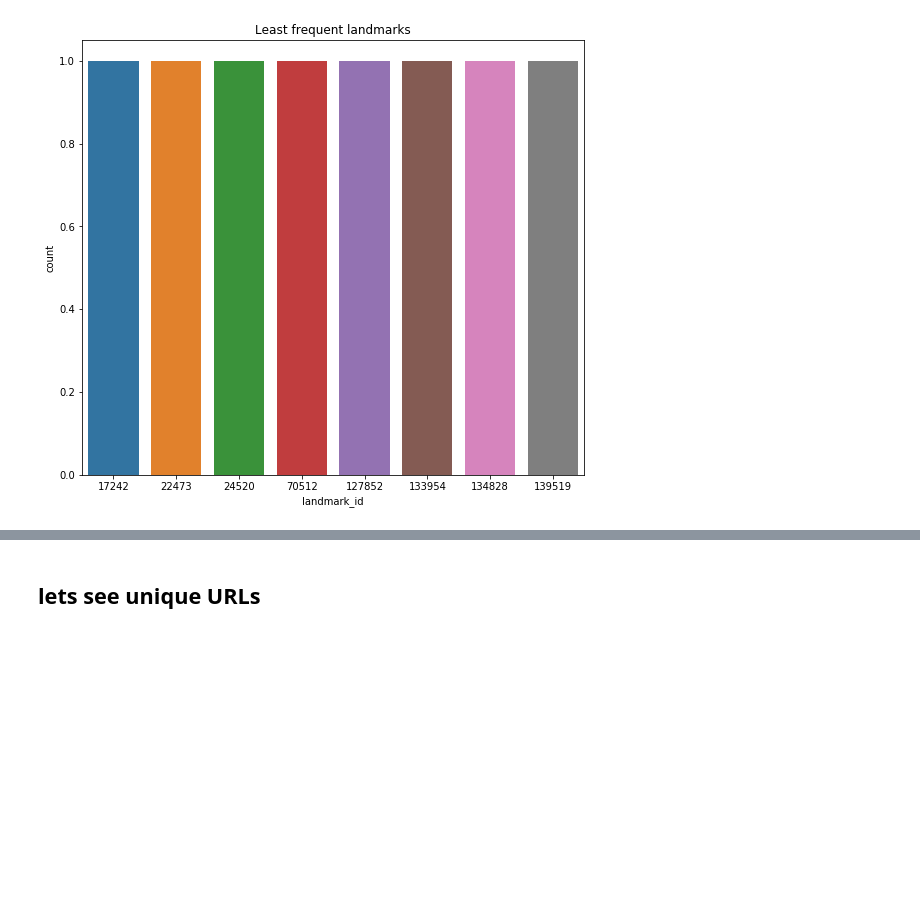
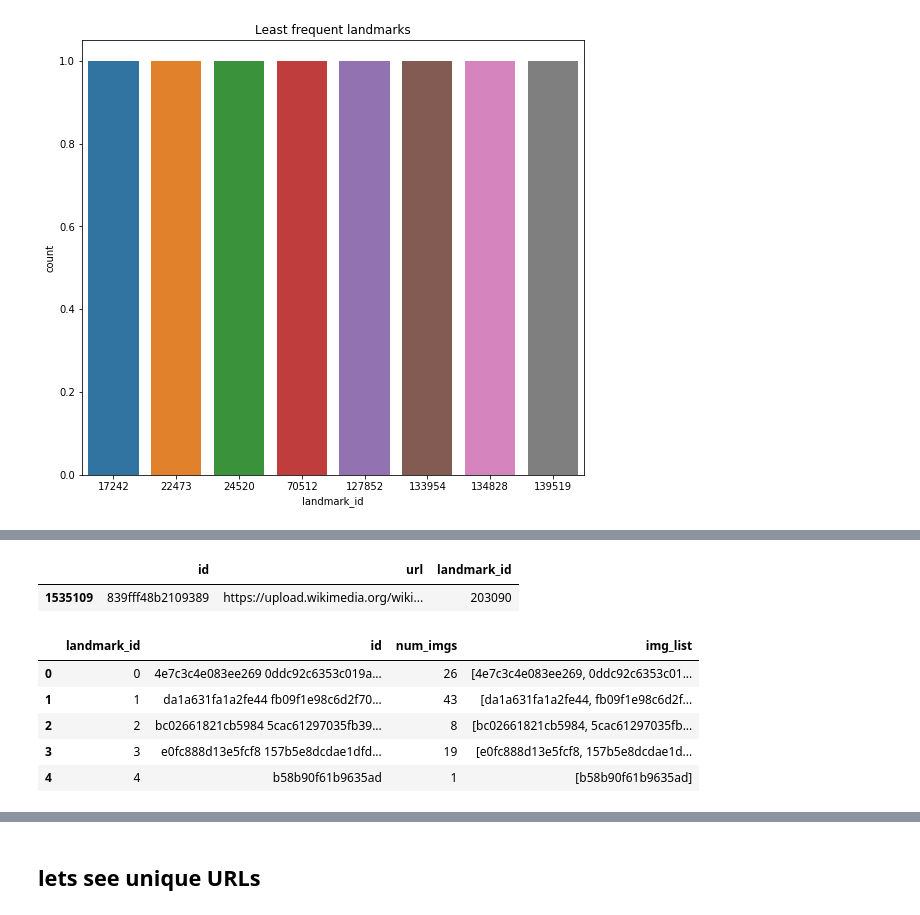
Before and after one commit to chicm/landmark, a Jupyter notebook: recognition/data_analysis.ipynb, the cells around one changed output, grey strips where cells are left out. Cells and saved outputs as stored; diff of their text form; code cells hidden in the pictures; blank space fills up the shorter version.

```diff
--- a/recognition/data_analysis.ipynb
+++ b/recognition/data_analysis.ipynb
@@ -337,0 +368,5 @@ plt.show()
+# %%
+train_data[train_data.id=='839fff48b2109389'].head()
+# %% [output]
+|  | id | url | landmark_id |
+| 1535109 | 839fff48b2109389 | https://upload.wikimedia.org/wiki... | 203090 |
@@ -337,0 +379,9 @@ plt.show()
+# %%
+df_landmark.head()
+# %% [output]
+|  | landmark_id | id | num_imgs | img_list |
+| 0 | 0 | 4e7c3c4e083ee269 0ddc92c6353c019a... | 26 | [4e7c3c4e083ee269, 0ddc92c6353c01... |
+| 1 | 1 | da1a631fa1a2fe44 fb09f1e98c6d2f70... | 43 | [da1a631fa1a2fe44, fb09f1e98c6d2f... |
+| 2 | 2 | bc02661821cb5984 5cac61297035fb39... | 8 | [bc02661821cb5984, 5cac61297035fb... |
+| 3 | 3 | e0fc888d13e5fcf8 157b5e8dcdae1dfd... | 19 | [e0fc888d13e5fcf8, 157b5e8dcdae1d... |
+| 4 | 4 | b58b90f61b9635ad | 1 | [b58b90f61b9635ad] |
```
Also changed, not shown: parts of 25 cells of this notebook, 3 other files.
